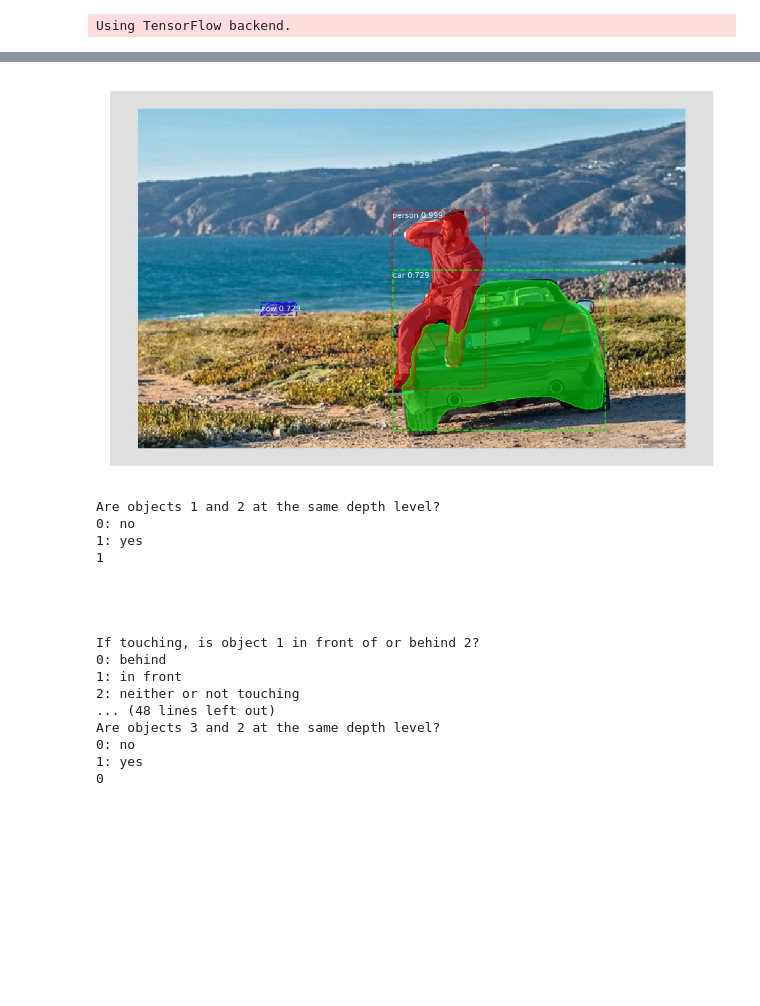
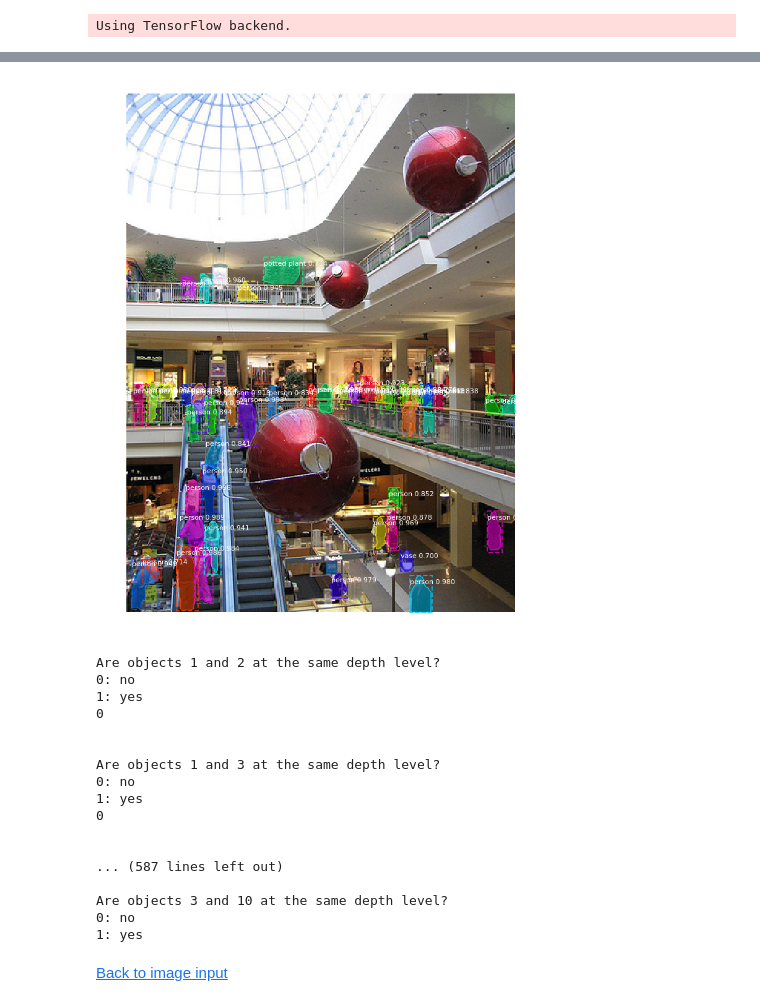
Before and after one commit to JaimeVillanueva/Capstone, a Jupyter notebook: source/feature_extraction.ipynb, the cells around one changed output, grey strips where cells are left out. Cells and saved outputs as stored; diff of their text form; code cells hidden in the pictures; blank space fills up the shorter version.

```diff
--- a/source/feature_extraction.ipynb
+++ b/source/feature_extraction.ipynb
@@ -89,0 +109,4 @@ def invson_response(a, b):
+# %%
+with open('imagenet_filelist.txt', 'r') as f:
+    image_list = f.read().splitlines()
+image_list = [i.strip('\"') for i in image_list]
@@ -89,0 +116,2 @@ def invson_response(a, b):
+# %%
+image_filename = image_list.pop(0)
@@ -90,6 +130,6 @@ def invson_response(a, b):
 # %%
 #load image
-imagefile = '../images/mod_people_on_car1.jpg'
+imagefile = image_filename
 img = load_img(imagefile)
 img_array = img_to_array(img)
 # make prediction
@@ -101,15 +141,16 @@ r = results[0]
 x = ObjectMapping(imagefile, r, class_names)
 # %%
 if x.total_objects <= 1:
-            print('Not enough objects detected.')
-else:
+    print('Not enough objects detected.')
+else x.total:
     image_data = defaultdict(list)
     object_bb = {}
     object_mb = {}
     areas_bb = {}
     areas_mb = {}
     object_pixels = {}
-    ids = []
+
+    ids = [i for i in ids if i < 6]
     for i in range(1, x.total_objects+1):
         object_bb[i] = x.get_box(i)
         object_mb[i] = x.mass_box(i)
@@ -118,6 +159,7 @@ else:
         areas_bb[i] = area_from_box(*object_bb[i])
         areas_mb[i] = area_from_box(*object_mb[i])
 
+    ids = [i for]
     image_area = x.img_height*x.img_width
     ptot_bb_area = sum(areas_bb.values())
     ptot_mb_area = sum(areas_mb.values())
@@ -218,51 +260,53 @@ else:
                                                             image_data['B % pixels of total pixels'][-1])
         image_data['diffAB % bb height'].append(image_data['A % bb height'][-1]-image_data['B % bb height'][-1])
         image_data['diffAB % bb width'].append(image_data['A % bb width'][-1]-image_data['B % bb width'][-1])
         image_data['diffAB % mb height'].append(image_data['A % mb height'][-1]-image_data['B % mb height'][-1])
         image_data['diffAB % mb width'].append(image_data['A % mb width'][-1]-image_data['B % mb width'][-1])
 
         atruebox = x.create_box_mask(*object_mb[a])
         btruebox = x.create_box_mask(*object_mb[b])
         overlapbox = np.bitwise_and(atruebox, btruebox)
         image_data['AB % massbox overlap'].append(np.sum(overlapbox)/areas_mb[a])
 
         maska = x.get_mask(a).copy()
         maskb = x.get_mask(b).copy()
         toplinea = x.object_topline(a)
         toplineb = x.object_topline(b)
         image_data['a_on_b'].append(np.any(np.bitwise_and(maska, toplineb)))
         image_data['b_on_a'].append(np.any(np.bitwise_and(maskb, toplinea)))
 
         x.object_outline(a,b, show_id=True).show()
         depth = depth_response(a,b)
         if depth == 1:
             image_data['same depth'].append(depth)
             print('\n')
             image_data['frontbehind'].append(frontbehind_response(a,b))
             image_data['a in b'].append(invson_response(a,b))
         else:
             image_data['same depth'].append(depth)
             image_data['frontbehind'].append(2)
             image_data['a in b'].append(0)
 # %% [output]
-[figure, old version]
+[figure, new version]
 Are objects 1 and 2 at the same depth level?
 0: no
 1: yes
-1
+0
 
 
-
-
-If touching, is object 1 in front of or behind 2?
-0: behind
-1: in front
-2: neither or not touching
-... (48 lines left out)
-Are objects 3 and 2 at the same depth level?
+Are objects 1 and 3 at the same depth level?
 0: no
 1: yes
 0
+
+
+... (587 lines left out)
+
+Are objects 3 and 10 at the same depth level?
+0: no
+1: yes
+# %% [markdown]
+[Back to image input](#input)
 # %%
 if len(image_data) == 81:
     df = pd.DataFrame.from_dict(image_data)
```
Also changed, not shown: parts of 12 cells of this notebook, 1 other file.
